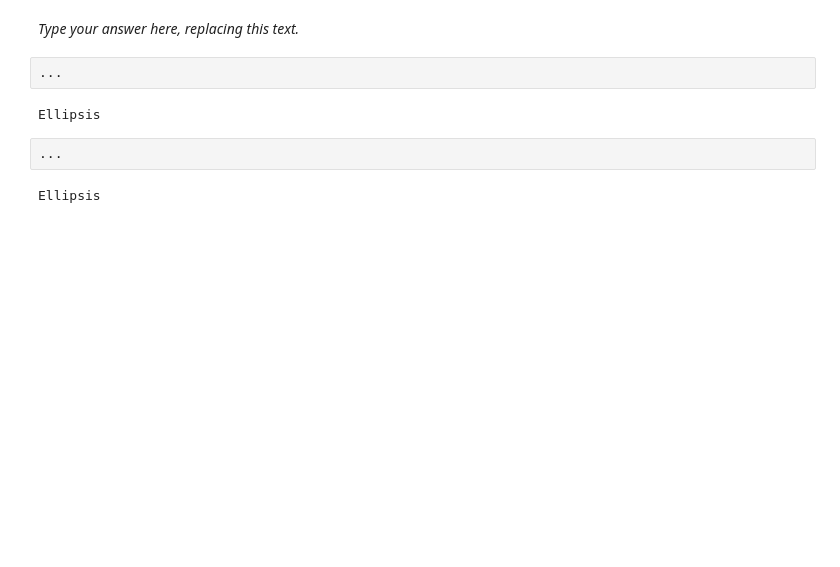
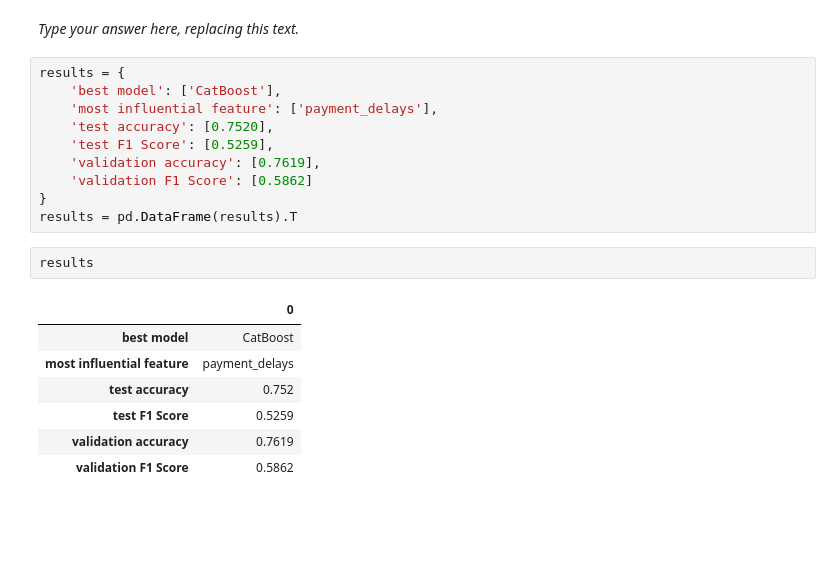
Before and after one commit to krish-arora-88/Credit-Card-Payment-Default-Prediction-Model, a Jupyter notebook: hw5.ipynb, the cells around one changed output. Saved outputs shown, nothing was run; the diff lists cells and outputs as text; blank space fills up the shorter version.

```diff
--- a/hw5.ipynb
+++ b/hw5.ipynb
@@ -1293,14 +1320,26 @@ Solution_13
 _Points:_ 12
 # %% [markdown]
 _Type your answer here, replacing this text._
-# %%
-...
-# %% [output]
-Ellipsis
-# %%
-...
-# %% [output]
-Ellipsis
+# %%
+results = {
+    'best model': ['CatBoost'],
+    'most influential feature': ['payment_delays'],
+    'test accuracy': [0.7520],
+    'test F1 Score': [0.5259],
+    'validation accuracy': [0.7619],
+    'validation F1 Score': [0.5862]
+}
+results = pd.DataFrame(results).T
+# %%
+results
+# %% [output]
+|  | 0 |
+| best model | CatBoost |
+| most influential feature | payment_delays |
+| test accuracy | 0.752 |
+| test F1 Score | 0.5259 |
+| validation accuracy | 0.7619 |
+| validation F1 Score | 0.5862 |
 # %% [markdown]
 <!-- END QUESTION -->
 
```
Also changed, not shown: parts of 27 cells of this notebook.
